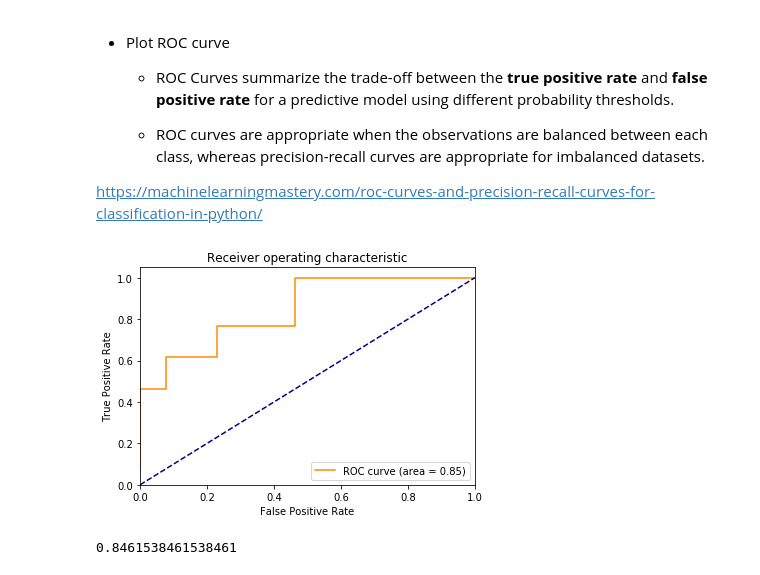
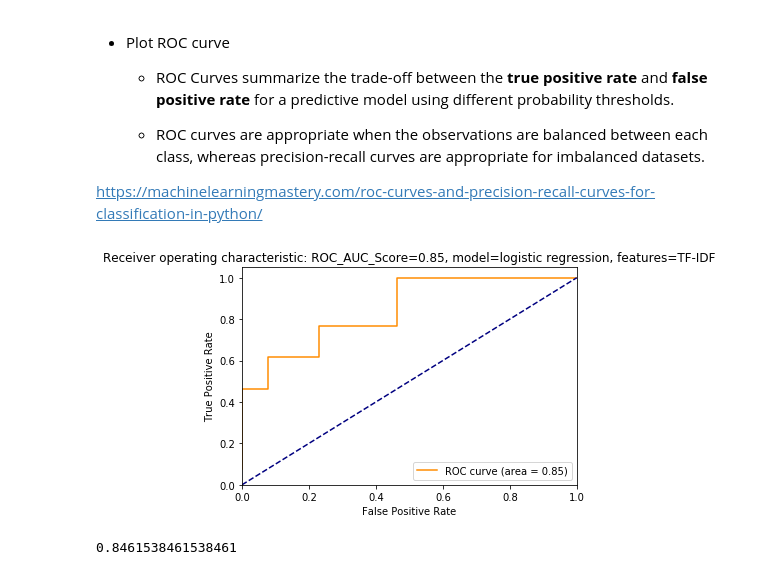
Before and after one commit to ck-unifr/german-wings-airline-challenge, a Jupyter notebook: german-wings-review.ipynb, the cells around one changed output. Cells and saved outputs as stored; diff of their text form; code cells hidden in the pictures.

```diff
--- a/german-wings-review.ipynb
+++ b/german-wings-review.ipynb
@@ -487,8 +488,9 @@ https://scikit-learn.org/stable/auto_examples/model_selection/plot_roc.html
 
 https://qiita.com/bmj0114/items/460424c110a8ce22d945
 # %%
-def plot_auc_curve(y_test, y_score):
+def plot_auc_curve(y_test, y_score, model_name, features):
     fpr, tpr, thresholds = roc_curve(y_test, y_score)
+    score = roc_auc_score(y_test, y_score)
     roc_auc = auc(fpr, tpr)
     plt.figure()
     plt.plot(fpr, tpr, color='darkorange', label='ROC curve (area = %0.2f)' % roc_auc)
@@ -497,7 +499,10 @@ def plot_auc_curve(y_test, y_score):
     plt.ylim([0.0, 1.05])
     plt.xlabel('False Positive Rate')
     plt.ylabel('True Positive Rate')
-    plt.title('Receiver operating characteristic')
+    plt.title('Receiver operating characteristic: ROC_AUC_Score={0:0.2f}, model={1}, features={2}'.format(score,
+                                                                                                          model_name,
+                                                                                                          features
+                                                                                                         ))
     plt.legend(loc="lower right")
     plt.show()
 # %% [markdown]
@@ -579,9 +585,9 @@ avg / total       0.73      0.73      0.73        26
 
 https://machinelearningmastery.com/roc-curves-and-precision-recall-curves-for-classification-in-python/
 # %%
-plot_auc_curve(yvalid, predictions[:, 1])
+plot_auc_curve(yvalid, predictions[:, 1], model_name='logistic regression',  features='TF-IDF')
 # %% [output]
-[figure, old version]
+[figure, new version]
 # %%
 roc_auc_score(yvalid, predictions[:, 1])
 # %% [output]
```
Also changed, not shown: parts of 4 cells of this notebook.
